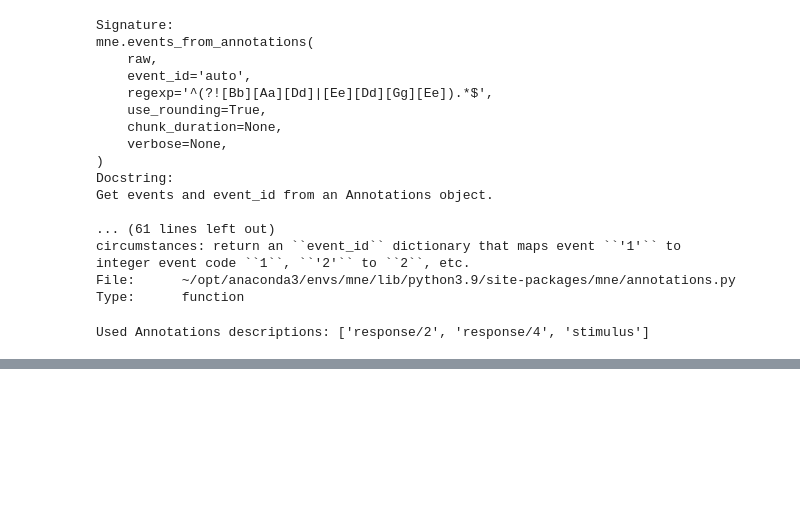
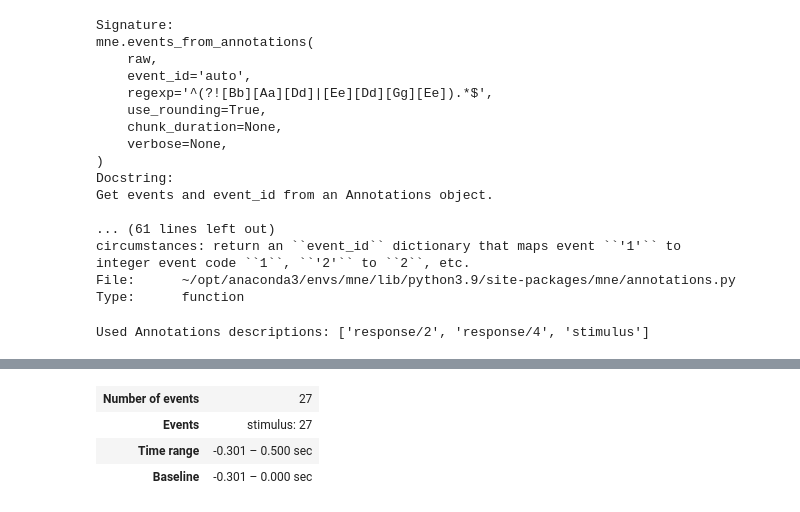
Before and after one commit to asmitahajra/mne-eeg, a Jupyter notebook: preprocessing_mw.ipynb, the cells around one changed output, grey strips where cells are left out. Saved outputs shown, nothing was run; the diff lists cells and outputs as text; code cells hidden in the pictures; blank space fills up the shorter version.

```diff
--- a/preprocessing_mw.ipynb
+++ b/preprocessing_mw.ipynb
@@ -209,0 +356,7 @@ mne.viz.plot_events(events, event_id=event_id, sfreq=raw.info['sfreq']) #sample
+# %%
+epochs['stimulus']
+# %% [output]
+| Number of events | 27 |
+| Events | stimulus: 27 |
+| Time range | -0.301 – 0.500 sec |
+| Baseline | -0.301 – 0.000 sec |
```
Also changed, not shown: parts of 36 cells of this notebook.
